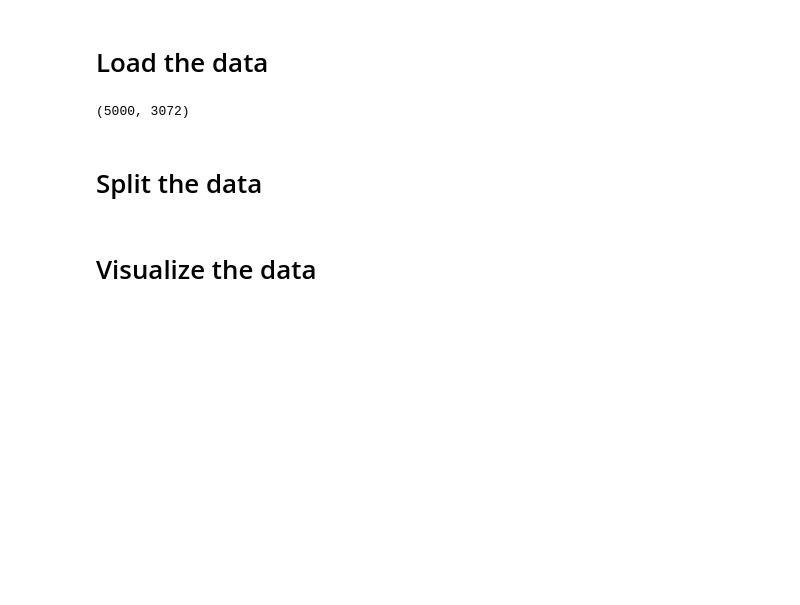
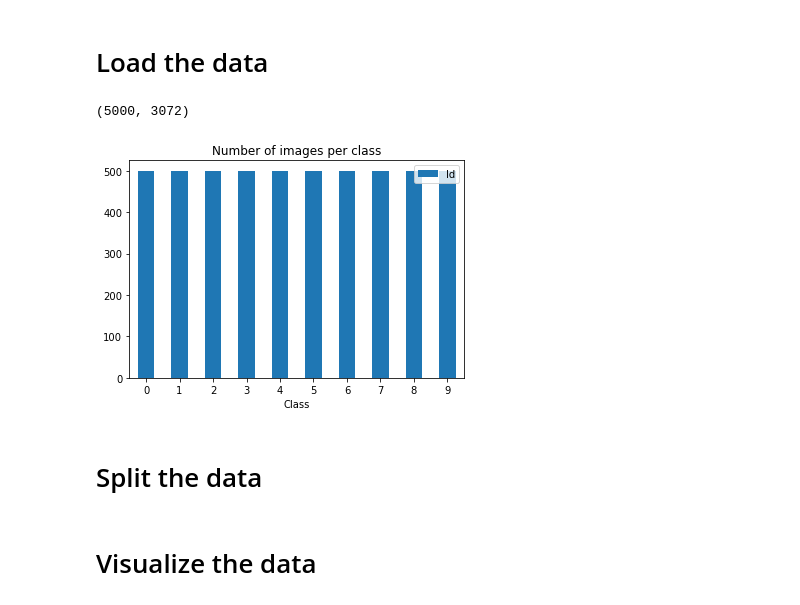
Before and after one commit to rafaelbrutti/MVA, a Jupyter notebook: Kernel Methods/Kaggle/notebook.ipynb, the cells around one changed output. Saved outputs shown, nothing was run; the diff lists cells and outputs as text; code cells hidden in the pictures; blank space fills up the shorter version.

```diff
--- a/Kernel Methods/Kaggle/notebook.ipynb
+++ b/Kernel Methods/Kaggle/notebook.ipynb
@@ -99,6 +99,11 @@ Y_train = pd.read_csv('dataset/Ytr.csv')
 X_train.shape
 # %% [output]
 (5000, 3072)
+# %%
+Y_train.groupby('Prediction').count().plot(title = 'Number of images per class',kind='bar', xlabel = 'Class', rot = 0)
+plt.show()
+# %% [output]
+[figure, added]
 # %% [markdown]
 # Split the data
 # %%
```
Also changed, not shown: parts of 24 cells of this notebook.
